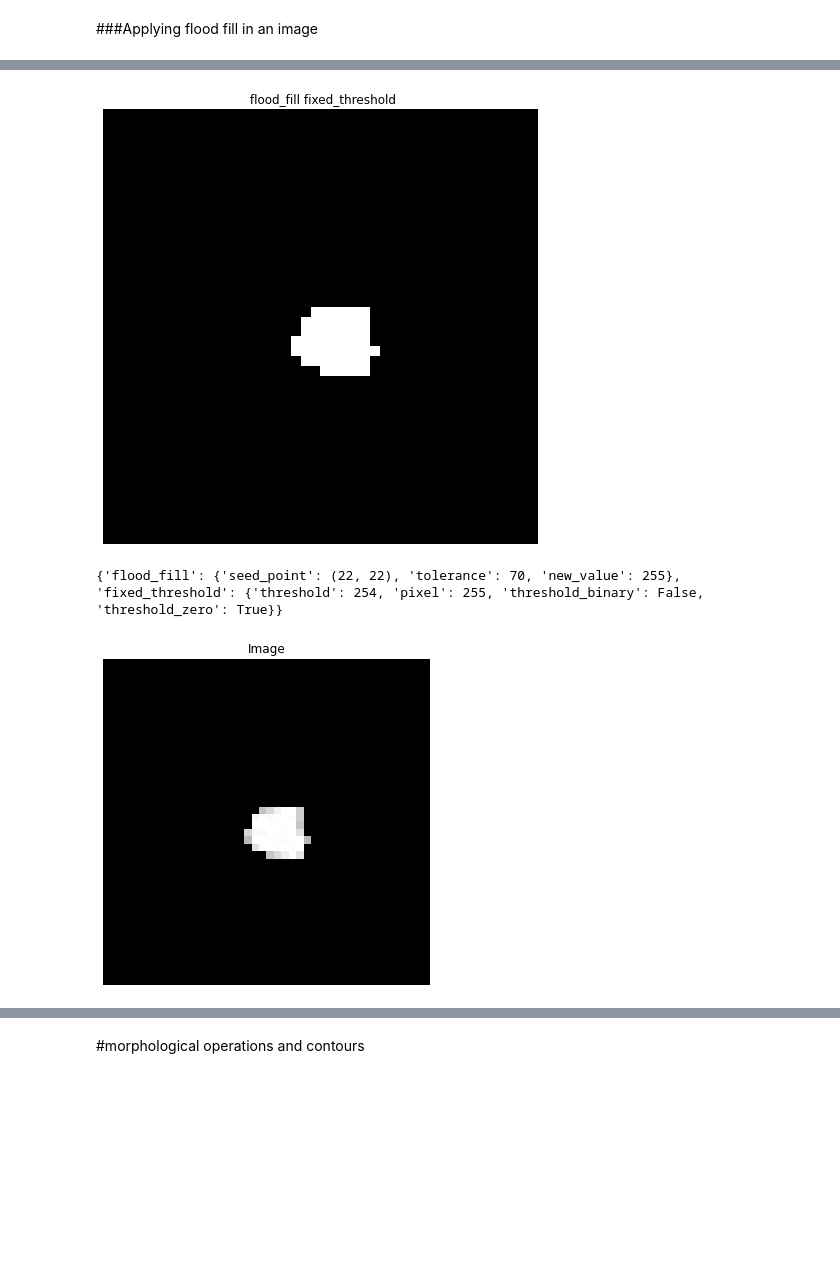
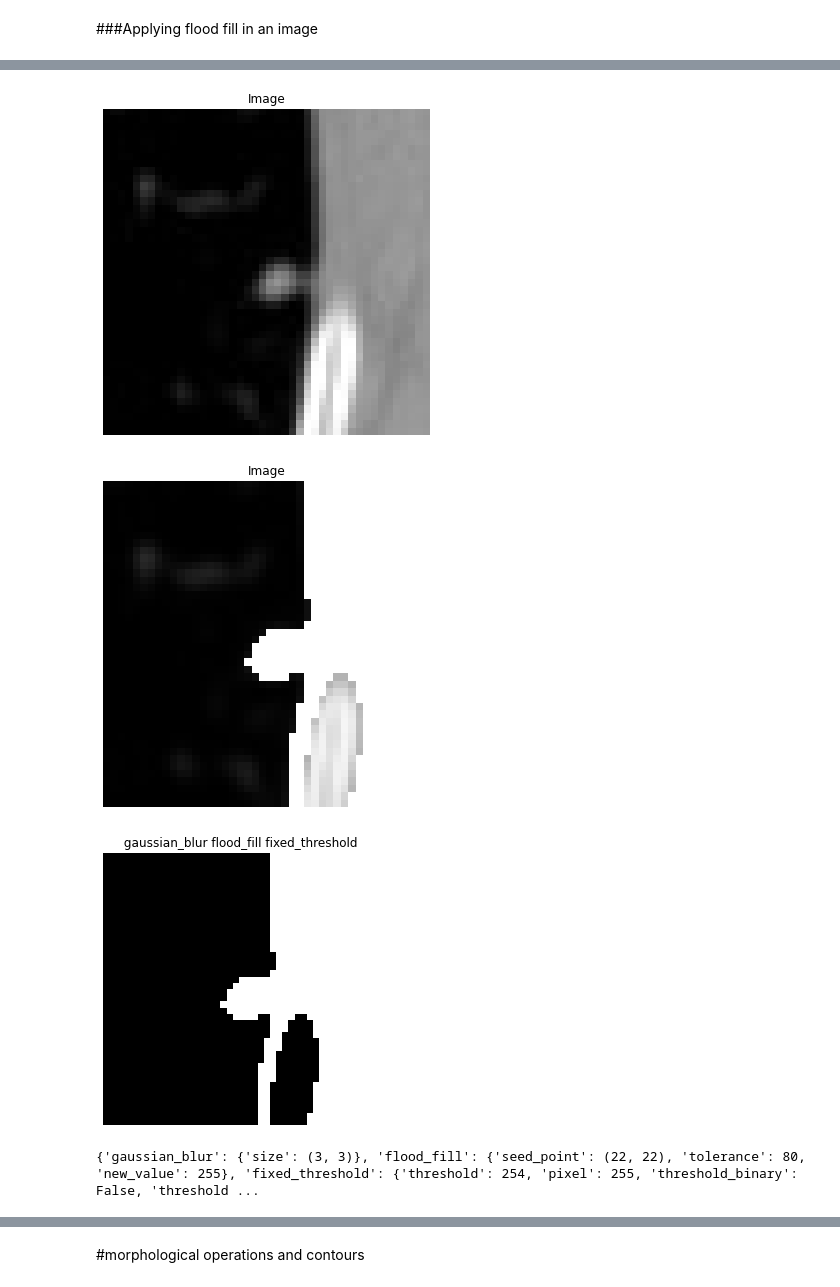
Before and after one commit to HerbertHipolito/Bootcamp-code, a Jupyter notebook: pipelines.ipynb, the cells around one changed output, grey strips where cells are left out. Drawn from its saved outputs; the diff is of its cells as text; code cells hidden in the pictures; blank space fills up the shorter version.

Commit message:
New classifications, pipelines and some bugs fixed

```diff
--- a/pipelines.ipynb
+++ b/pipelines.ipynb
@@ -50,7 +57,7 @@ def cut_image(image,w,h):
 
   (w_total,h_total,channel) = image.shape
 
-  w_half,h_half = int(w_total/2),int(h_total/2)
+  w_half,h_half = 100,100
 
   return image[w_half-w:w_half+w,h_half-h:h_half+h]
 
@@ -87,7 +94,7 @@ class pre_processing:
 
     (w_total,h_total) = self.image.shape
 
-    w_half,h_half = int(w_total/2),int(h_total/2)
+    w_half,h_half = 100,100
 
     self.image = self.image[w_half-w:w_half+w,h_half-h:h_half+h]
 
@@ -319,8 +326,8 @@ Number of benigno images with size 200x200: 241
 [cropped_benigno_images,cropped_maligno_images] = [[],[]]
 
 if select_images_randomly:
-  cropped_benigno_images = [cut_image(image,22,22) for image in array_of_images_benignos_200]
-  cropped_maligno_images = [cut_image(image,22,22) for image in array_of_images_malignos_200]
+  cropped_benigno_images = [cut_image(image,22,22) for image in array_of_images_benignos]
+  cropped_maligno_images = [cut_image(image,22,22) for image in array_of_images_malignos]
 else:
   cropped_benigno_images = [cut_image(image,22,22) for image in array_of_images_benignos]
   cropped_maligno_images = [cut_image(image,22,22) for image in array_of_images_malignos]
@@ -491,21 +493,24 @@ display_img(benigno1)
 # %%
 title = ''
 
-pipeline_benigno1 = pre_processing(benigno1,to_gray=True)
-pipeline_benigno1.flood_fill((int(benigno1.shape[0]/2),int(benigno1.shape[1]/2)),255,tolerance=70)
+pipeline_benigno1 = pre_processing(cropped_benigno_images[4],to_gray=True)
+pipeline_benigno1.gaussian_blur((3,3))
+pipeline_benigno1.flood_fill((int(cropped_benigno_images[4].shape[0]/2),int(cropped_benigno_images[4].shape[1]/2)),255,tolerance=80)
+pipeline_benigno1.display_img()
 pipeline_benigno1.fixed_threshold(254,threshold_zero=True)
 
 for name in pipeline_benigno1.pipeline.keys():title += ' '+name
-pipeline_benigno1.display_img(title=title,size=(8,8))
+pipeline_benigno1.display_img(title=title,size=(5,5))
 
 image_modified = pipeline_benigno1.image
 
 print(pipeline_benigno1.pipeline)
 
 pipeline_benigno1.propagation(254)
 
 display_img(image_modified)
 # %% [output]
-[figure, old version]
+[figure, new version]
+[figure, new version]
+[figure, added]
-{'flood_fill': {'seed_point': (22, 22), 'tolerance': 70, 'new_value': 255}, 'fixed_threshold': {'threshold': 254, 'pixel': 255, 'threshold_binary': False, 'threshold_zero': True}}
+{'gaussian_blur': {'size': (3, 3)}, 'flood_fill': {'seed_point': (22, 22), 'tolerance': 80, 'new_value': 255}, 'fixed_threshold': {'threshold': 254, 'pixel': 255, 'threshold_binary': False, 'threshold ...
-[figure, old version]
```
Also changed, not shown: parts of 8 cells of this notebook, 1 other file.
